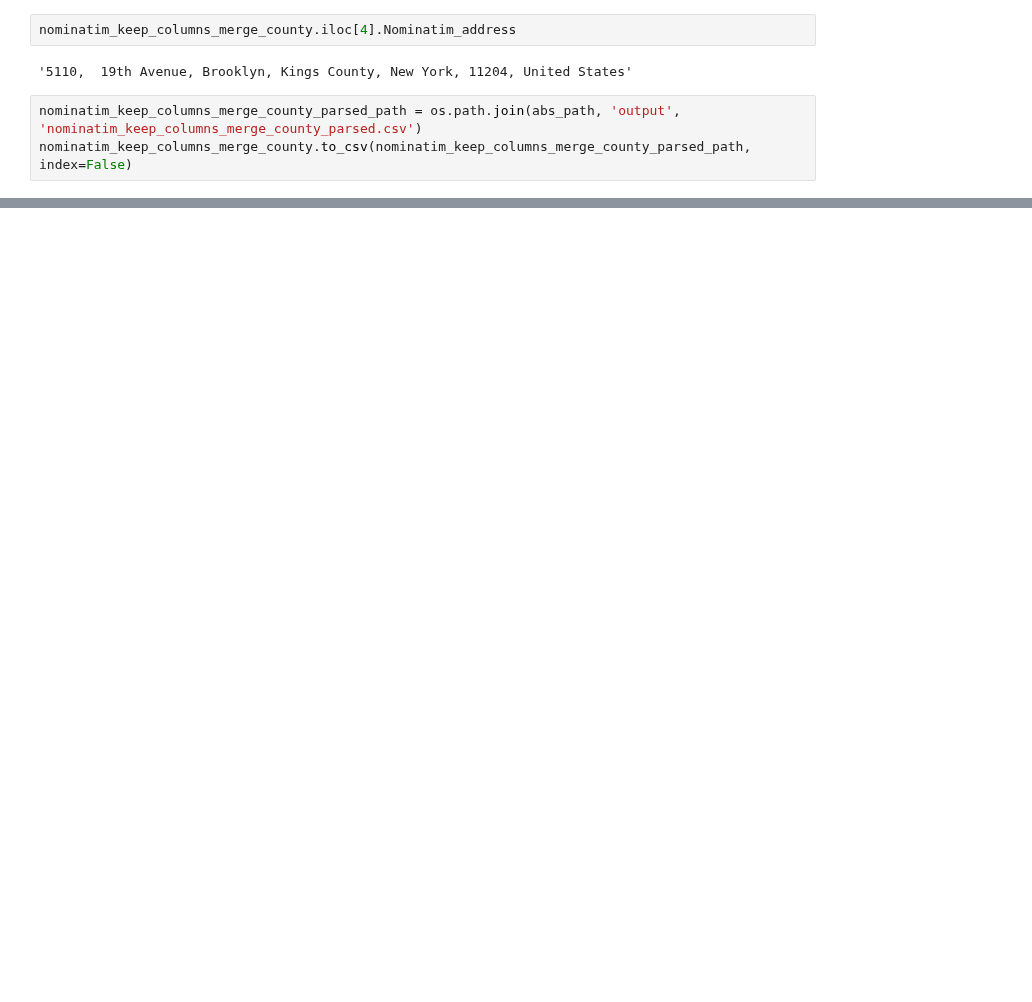
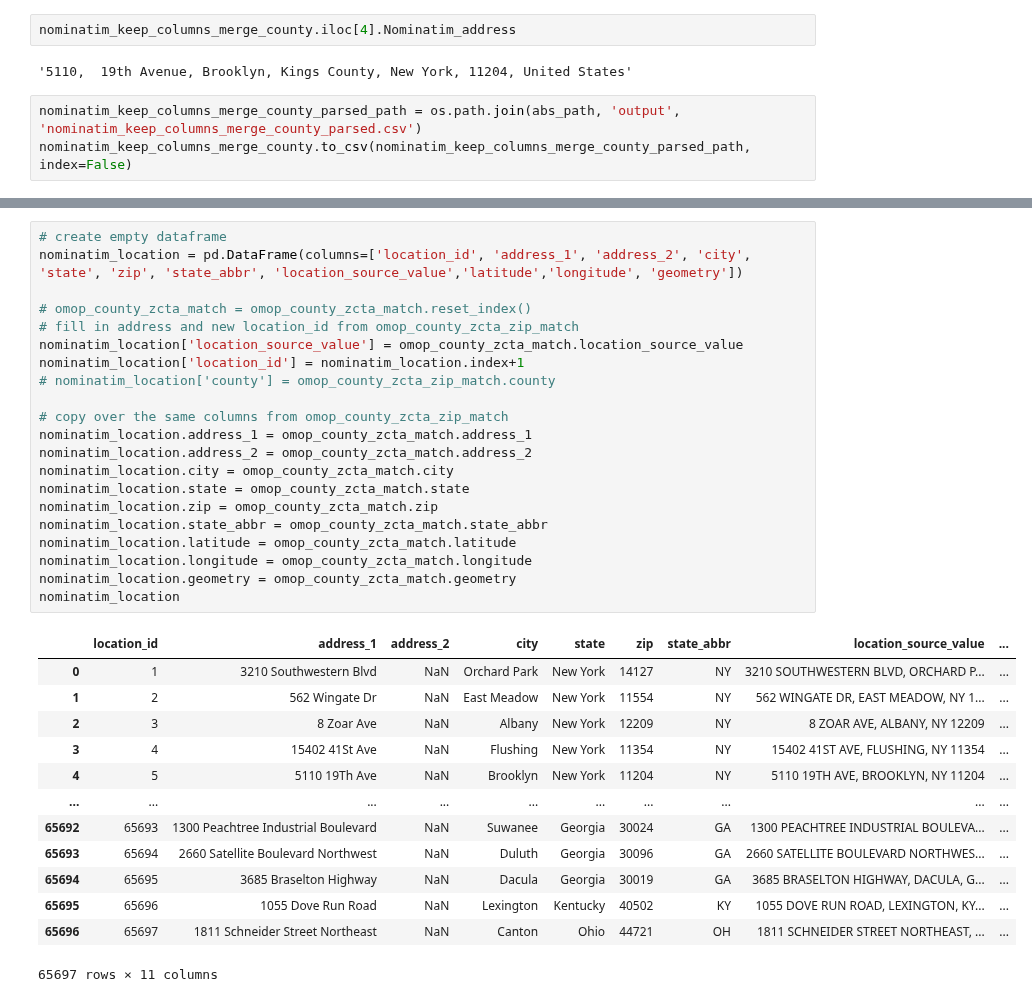
Before and after one commit to brian-cy-chang/UW_Geospatial, a Jupyter notebook: notebooks/nominatim_parsing.ipynb, the cells around one changed output, grey strips where cells are left out. Cells and saved outputs as stored; diff of their text form; blank space fills up the shorter version.

```diff
--- a/notebooks/nominatim_parsing.ipynb
+++ b/notebooks/nominatim_parsing.ipynb
@@ -744,0 +911,35 @@ nominatim_keep_columns_merge_county.to_csv(nominatim_keep_columns_merge_county_p
+# %%
+# create empty dataframe
+nominatim_location = pd.DataFrame(columns=['location_id', 'address_1', 'address_2', 'city', 'state', 'zip', 'state_abbr', 'location_source_value','latitude','longitude', 'geometry'])
+
+# omop_county_zcta_match = omop_county_zcta_match.reset_index()
+# fill in address and new location_id from omop_county_zcta_zip_match
+nominatim_location['location_source_value'] = omop_county_zcta_match.location_source_value
+nominatim_location['location_id'] = nominatim_location.index+1
+# nominatim_location['county'] = omop_county_zcta_zip_match.county
+
+# copy over the same columns from omop_county_zcta_zip_match
+nominatim_location.address_1 = omop_county_zcta_match.address_1
+nominatim_location.address_2 = omop_county_zcta_match.address_2
+nominatim_location.city = omop_county_zcta_match.city
+nominatim_location.state = omop_county_zcta_match.state
+nominatim_location.zip = omop_county_zcta_match.zip
+nominatim_location.state_abbr = omop_county_zcta_match.state_abbr
+nominatim_location.latitude = omop_county_zcta_match.latitude
+nominatim_location.longitude = omop_county_zcta_match.longitude
+nominatim_location.geometry = omop_county_zcta_match.geometry
+nominatim_location
+# %% [output]
+|  | location_id | address_1 | address_2 | city | state | zip | state_abbr | location_source_value | ... |
+| 0 | 1 | 3210 Southwestern Blvd | NaN | Orchard Park | New York | 14127 | NY | 3210 SOUTHWESTERN BLVD, ORCHARD P... | ... |
+| 1 | 2 | 562 Wingate Dr | NaN | East Meadow | New York | 11554 | NY | 562 WINGATE DR, EAST MEADOW, NY 1... | ... |
+| 2 | 3 | 8 Zoar Ave | NaN | Albany | New York | 12209 | NY | 8 ZOAR AVE, ALBANY, NY 12209 | ... |
+| 3 | 4 | 15402 41St Ave | NaN | Flushing | New York | 11354 | NY | 15402 41ST AVE, FLUSHING, NY 11354 | ... |
+| 4 | 5 | 5110 19Th Ave | NaN | Brooklyn | New York | 11204 | NY | 5110 19TH AVE, BROOKLYN, NY 11204 | ... |
+| ... | ... | ... | ... | ... | ... | ... | ... | ... | ... |
+| 65692 | 65693 | 1300 Peachtree Industrial Boulevard | NaN | Suwanee | Georgia | 30024 | GA | 1300 PEACHTREE INDUSTRIAL BOULEVA... | ... |
+| 65693 | 65694 | 2660 Satellite Boulevard Northwest | NaN | Duluth | Georgia | 30096 | GA | 2660 SATELLITE BOULEVARD NORTHWES... | ... |
+| 65694 | 65695 | 3685 Braselton Highway | NaN | Dacula | Georgia | 30019 | GA | 3685 BRASELTON HIGHWAY, DACULA, G... | ... |
+| 65695 | 65696 | 1055 Dove Run Road | NaN | Lexington | Kentucky | 40502 | KY | 1055 DOVE RUN ROAD, LEXINGTON, KY... | ... |
+| 65696 | 65697 | 1811 Schneider Street Northeast | NaN | Canton | Ohio | 44721 | OH | 1811 SCHNEIDER STREET NORTHEAST, ... | ... |
+65697 rows × 11 columns
```
Also changed, not shown: parts of 26 cells of this notebook, 1 other file.
